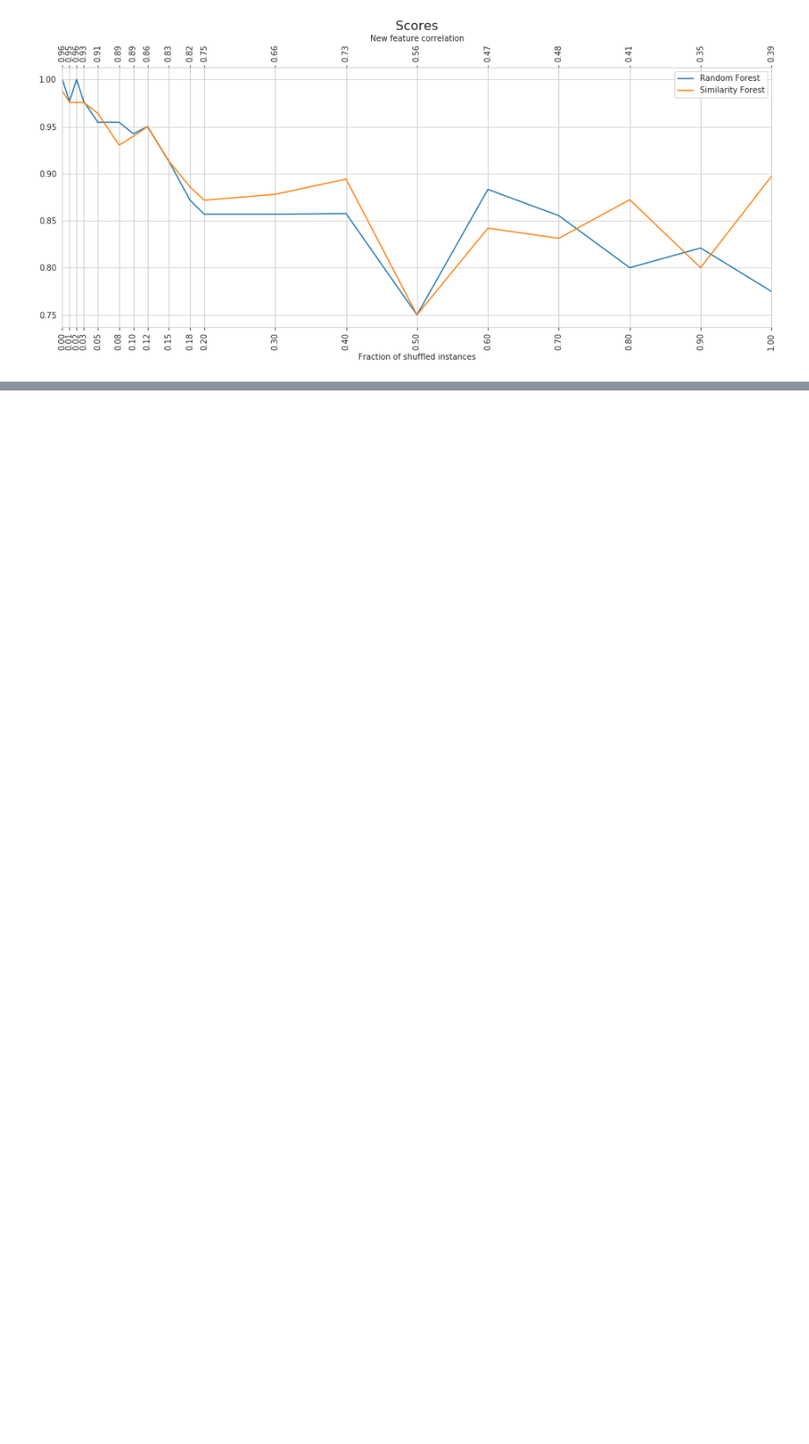
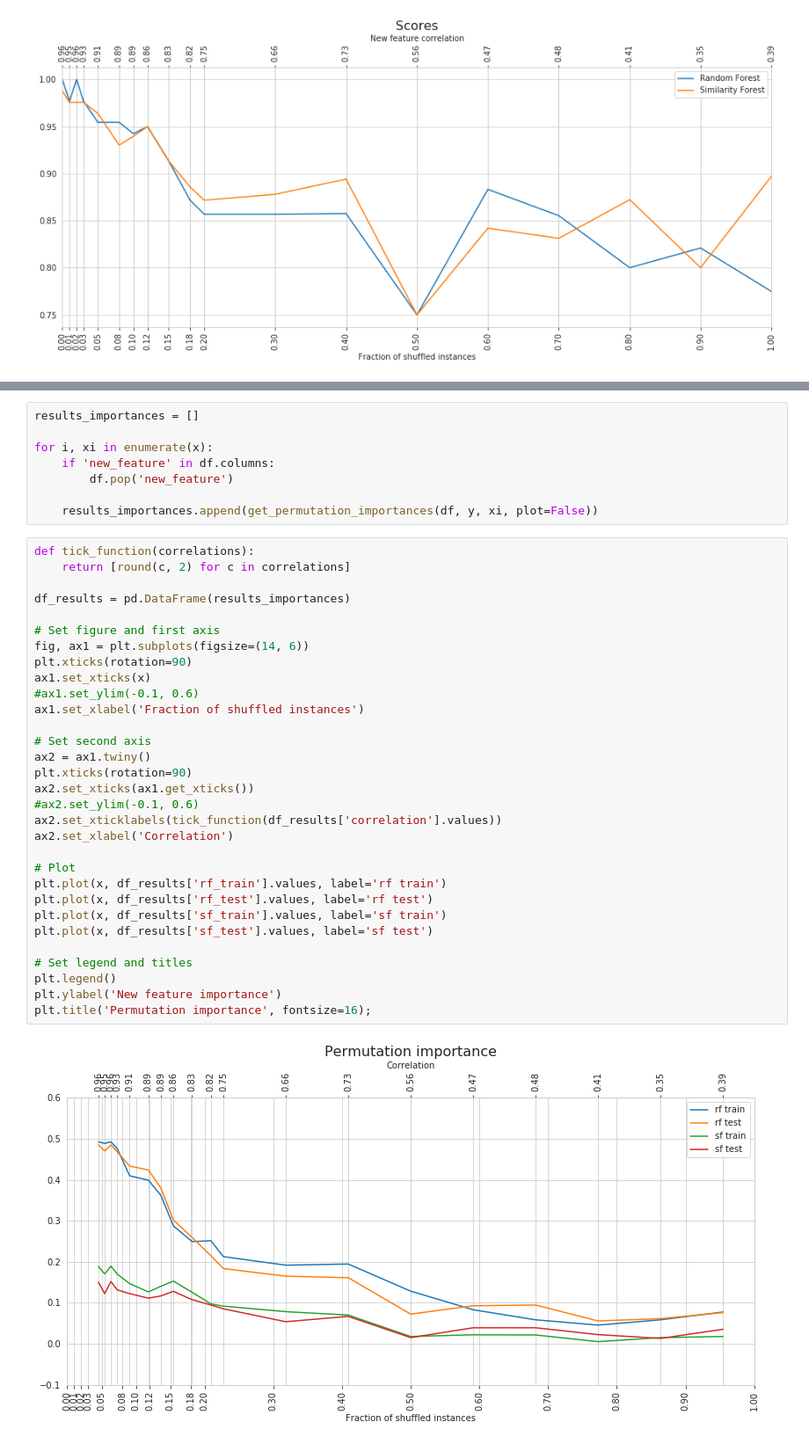
Before and after one commit to sfczekalski/similarity_forest, a Jupyter notebook: examples/Bias.ipynb, the cells around one changed output, grey strips where cells are left out. Shown: that part at 88% size. Drawn from its saved outputs; the diff is of its cells as text; blank space fills up the shorter version.

```diff
--- a/examples/Bias.ipynb
+++ b/examples/Bias.ipynb
@@ -176,0 +256,41 @@ plt.title('Scores', fontsize=16);
+# %%
+results_importances = []
+
+for i, xi in enumerate(x):
+    if 'new_feature' in df.columns:
+        df.pop('new_feature')
+
+    results_importances.append(get_permutation_importances(df, y, xi, plot=False))
+# %%
+def tick_function(correlations):
+    return [round(c, 2) for c in correlations]
+
+df_results = pd.DataFrame(results_importances)
+
+# Set figure and first axis
+fig, ax1 = plt.subplots(figsize=(14, 6))
+plt.xticks(rotation=90)
+ax1.set_xticks(x)
+#ax1.set_ylim(-0.1, 0.6)
+ax1.set_xlabel('Fraction of shuffled instances')
+
+# Set second axis
+ax2 = ax1.twiny()
+plt.xticks(rotation=90)
+ax2.set_xticks(ax1.get_xticks())
+#ax2.set_ylim(-0.1, 0.6)
+ax2.set_xticklabels(tick_function(df_results['correlation'].values))
+ax2.set_xlabel('Correlation')
+
+# Plot
+plt.plot(x, df_results['rf_train'].values, label='rf train')
+plt.plot(x, df_results['rf_test'].values, label='rf test')
+plt.plot(x, df_results['sf_train'].values, label='sf train')
+plt.plot(x, df_results['sf_test'].values, label='sf test')
+
+# Set legend and titles
+plt.legend()
+plt.ylabel('New feature importance')
+plt.title('Permutation importance', fontsize=16);
+# %% [output]
+[figure, added]
```
Also changed, not shown: parts of 7 cells of this notebook.
